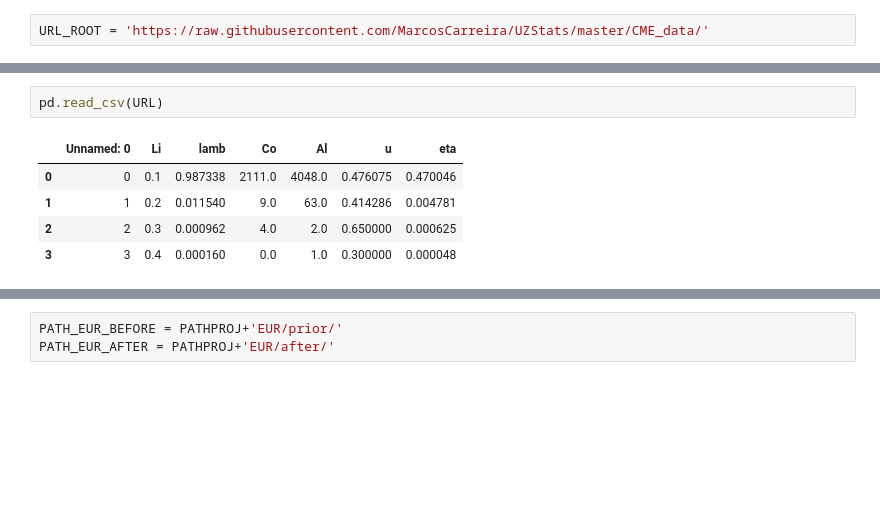
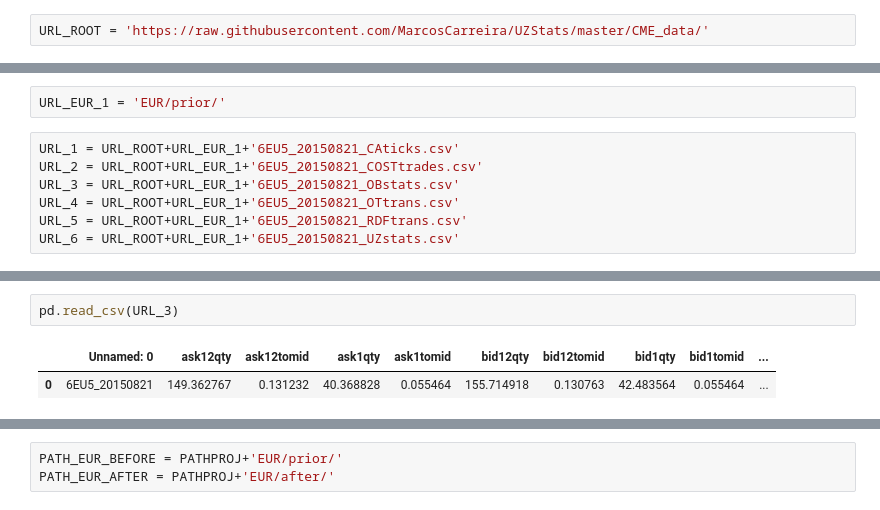
Before and after one commit to fagan2888/UZStats, a Jupyter notebook: CME_Tick_Changes.ipynb, the cells around one changed output, grey strips where cells are left out. Drawn from its saved outputs; the diff is of its cells as text; blank space fills up the shorter version.

```diff
--- a/CME_Tick_Changes.ipynb
+++ b/CME_Tick_Changes.ipynb
@@ -31,0 +30,9 @@ URL = URL_ROOT+'EUR/prior/6EU5_20150821_CAticks.csv'
+# %%
+URL_EUR_1 = 'EUR/prior/'
+# %%
+URL_1 = URL_ROOT+URL_EUR_1+'6EU5_20150821_CAticks.csv'
+URL_2 = URL_ROOT+URL_EUR_1+'6EU5_20150821_COSTtrades.csv'
+URL_3 = URL_ROOT+URL_EUR_1+'6EU5_20150821_OBstats.csv'
+URL_4 = URL_ROOT+URL_EUR_1+'6EU5_20150821_OTtrans.csv'
+URL_5 = URL_ROOT+URL_EUR_1+'6EU5_20150821_RDFtrans.csv'
+URL_6 = URL_ROOT+URL_EUR_1+'6EU5_20150821_UZstats.csv'
@@ -32,8 +56,5 @@ URL = URL_ROOT+'EUR/prior/6EU5_20150821_CAticks.csv'
 # %%
-pd.read_csv(URL)
+pd.read_csv(URL_3)
 # %% [output]
-|  | Unnamed: 0 | Li | lamb | Co | Al | u | eta |
-| 0 | 0 | 0.1 | 0.987338 | 2111.0 | 4048.0 | 0.476075 | 0.470046 |
-| 1 | 1 | 0.2 | 0.011540 | 9.0 | 63.0 | 0.414286 | 0.004781 |
-| 2 | 2 | 0.3 | 0.000962 | 4.0 | 2.0 | 0.650000 | 0.000625 |
-| 3 | 3 | 0.4 | 0.000160 | 0.0 | 1.0 | 0.300000 | 0.000048 |
+|  | Unnamed: 0 | ask12qty | ask12tomid | ask1qty | ask1tomid | bid12qty | bid12tomid | bid1qty | bid1tomid | ... |
+| 0 | 6EU5_20150821 | 149.362767 | 0.131232 | 40.368828 | 0.055464 | 155.714918 | 0.130763 | 42.483564 | 0.055464 | ... |
```
Also changed, not shown: parts of 10 cells of this notebook.
